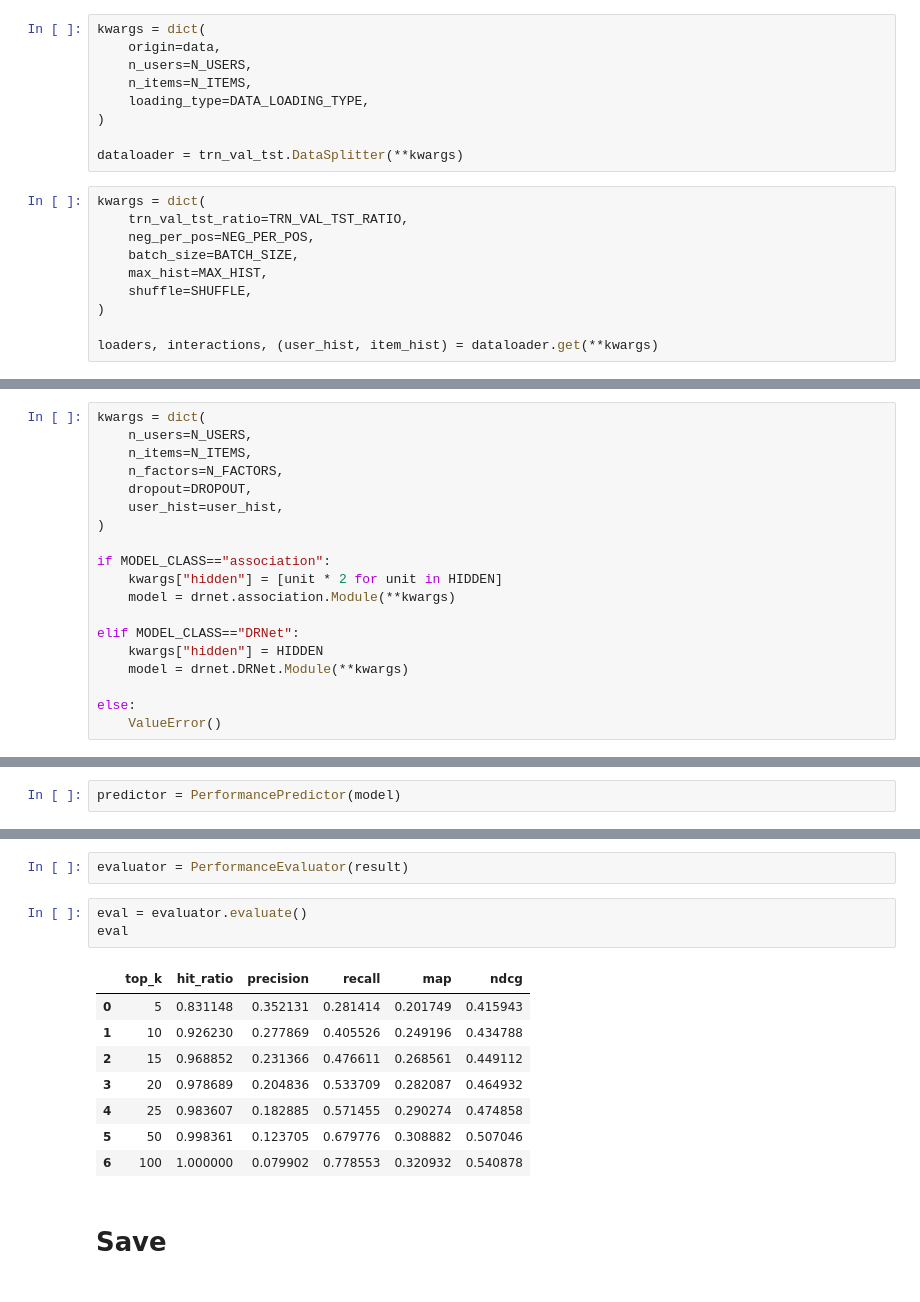
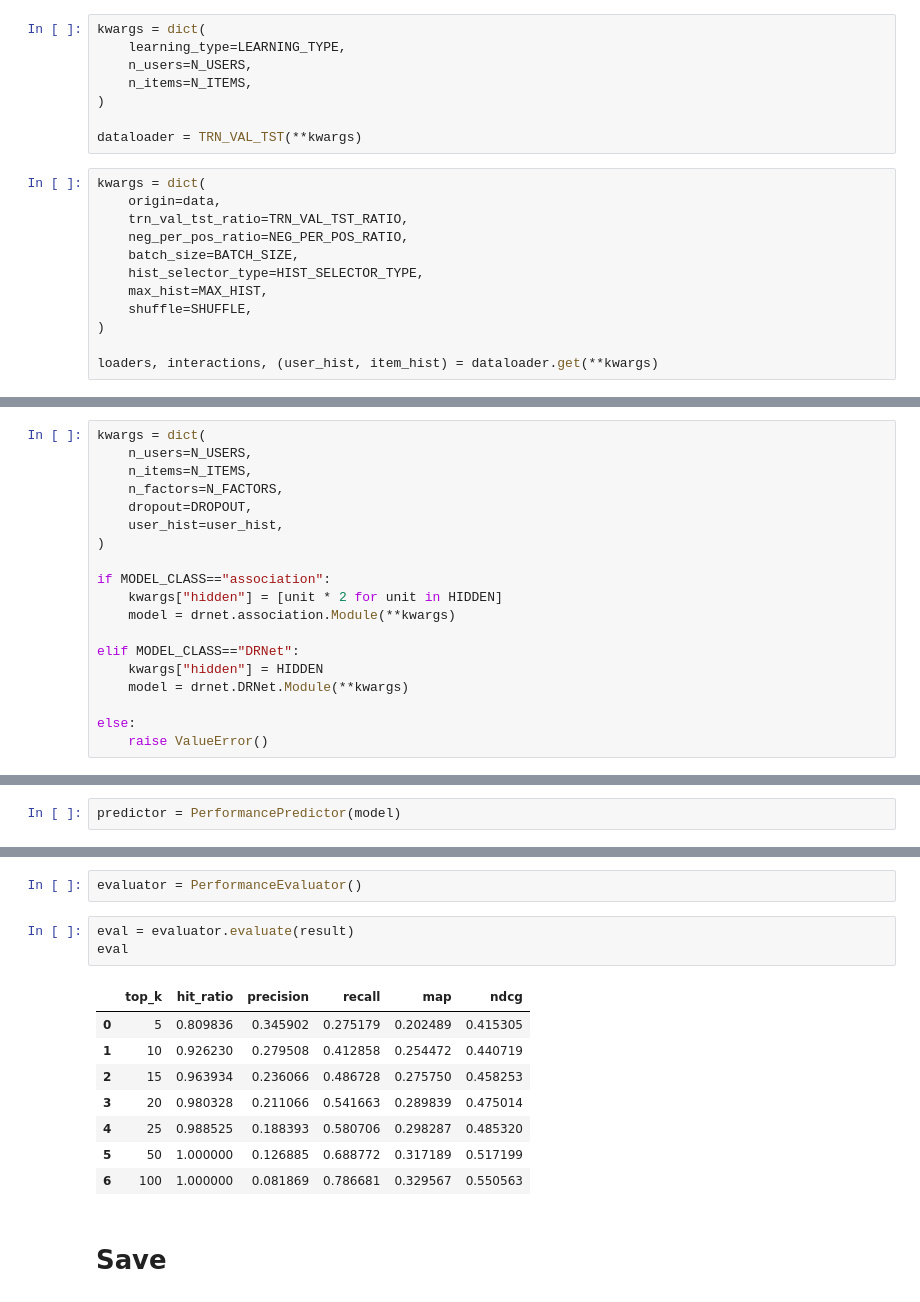
Before and after one commit to jayarnim/RS-DRNet, a Jupyter notebook: _notebooks/pointwise/DRNet_movielens.ipynb, the cells around one changed output, grey strips where cells are left out. Drawn from its saved outputs; the diff is of its cells as text.

```diff
--- a/_notebooks/pointwise/DRNet_movielens.ipynb
+++ b/_notebooks/pointwise/DRNet_movielens.ipynb
@@ -129,18 +131,19 @@ mean interaction of user: 165
 mean interaction of item: 10
 # %%
 kwargs = dict(
-    origin=data,
+    learning_type=LEARNING_TYPE,
     n_users=N_USERS,
     n_items=N_ITEMS,
-    loading_type=DATA_LOADING_TYPE,
 )
 
-dataloader = trn_val_tst.DataSplitter(**kwargs)
+dataloader = TRN_VAL_TST(**kwargs)
 # %%
 kwargs = dict(
+    origin=data,
     trn_val_tst_ratio=TRN_VAL_TST_RATIO,
-    neg_per_pos=NEG_PER_POS,
+    neg_per_pos_ratio=NEG_PER_POS_RATIO,
     batch_size=BATCH_SIZE,
+    hist_selector_type=HIST_SELECTOR_TYPE,
     max_hist=MAX_HIST,
     shuffle=SHUFFLE,
 )
@@ -168,7 +171,7 @@ elif MODEL_CLASS=="DRNet":
     model = drnet.DRNet.Module(**kwargs)
 
 else:
-    ValueError()
+    raise ValueError()
 # %%
 kwargs = dict(
     model=model,
@@ -236,17 +239,17 @@ COMPUTING COST FOR INFERENCE
 # %%
-evaluator = PerformanceEvaluator(result)
+evaluator = PerformanceEvaluator()
 # %%
-eval = evaluator.evaluate()
+eval = evaluator.evaluate(result)
 eval
 # %% [output]
 |  | top_k | hit_ratio | precision | recall | map | ndcg |
-| 0 | 5 | 0.831148 | 0.352131 | 0.281414 | 0.201749 | 0.415943 |
-| 1 | 10 | 0.926230 | 0.277869 | 0.405526 | 0.249196 | 0.434788 |
-| 2 | 15 | 0.968852 | 0.231366 | 0.476611 | 0.268561 | 0.449112 |
-| 3 | 20 | 0.978689 | 0.204836 | 0.533709 | 0.282087 | 0.464932 |
-| 4 | 25 | 0.983607 | 0.182885 | 0.571455 | 0.290274 | 0.474858 |
-| 5 | 50 | 0.998361 | 0.123705 | 0.679776 | 0.308882 | 0.507046 |
-| 6 | 100 | 1.000000 | 0.079902 | 0.778553 | 0.320932 | 0.540878 |
+| 0 | 5 | 0.809836 | 0.345902 | 0.275179 | 0.202489 | 0.415305 |
+| 1 | 10 | 0.926230 | 0.279508 | 0.412858 | 0.254472 | 0.440719 |
+| 2 | 15 | 0.963934 | 0.236066 | 0.486728 | 0.275750 | 0.458253 |
+| 3 | 20 | 0.980328 | 0.211066 | 0.541663 | 0.289839 | 0.475014 |
+| 4 | 25 | 0.988525 | 0.188393 | 0.580706 | 0.298287 | 0.485320 |
+| 5 | 50 | 1.000000 | 0.126885 | 0.688772 | 0.317189 | 0.517199 |
+| 6 | 100 | 1.000000 | 0.081869 | 0.786681 | 0.329567 | 0.550563 |
 # %% [markdown]
 # Save
 # %%
```
Also changed, not shown: parts of 12 cells of this notebook, 46 other files.
